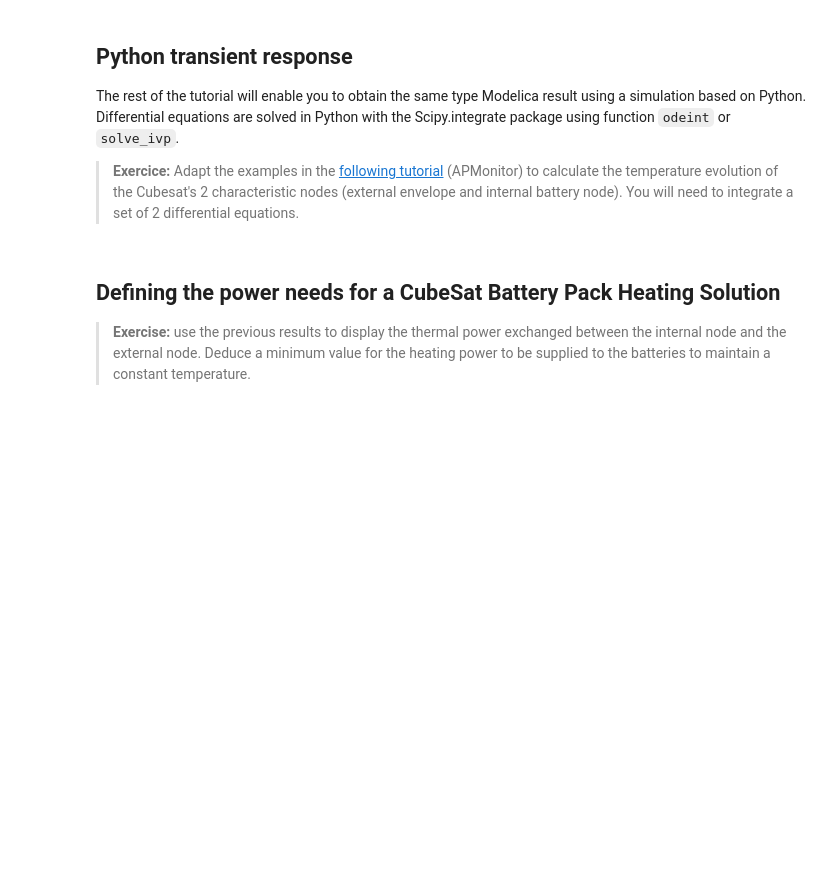
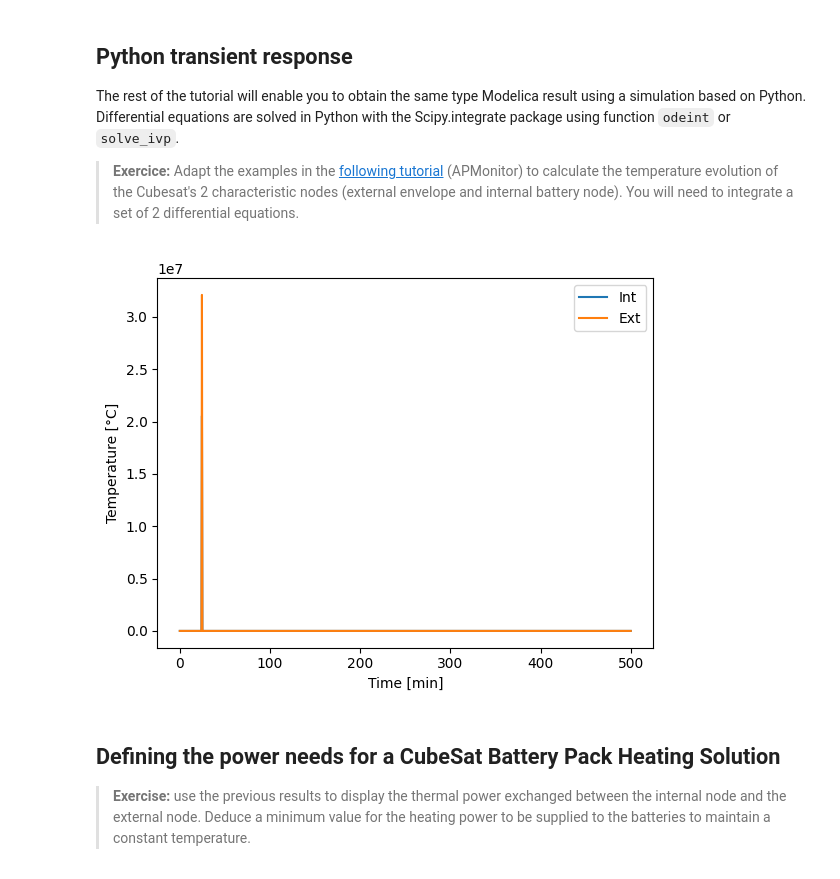
Before and after one commit to Arnet41/Arnet, a Jupyter notebook: notebook/04_TD1_CubeSatThermalModeling_Student.ipynb, the cells around one changed output. Saved outputs shown, nothing was run; the diff lists cells and outputs as text; code cells hidden in the pictures; blank space fills up the shorter version.

```diff
--- a/notebook/04_TD1_CubeSatThermalModeling_Student.ipynb
+++ b/notebook/04_TD1_CubeSatThermalModeling_Student.ipynb
@@ -88,7 +90,7 @@ The emissivity coefficient depends on the nature of the surfaces (paint function
 # %% [markdown]
 > **Exercice:** Implement the python code defining the radiation coefficient $R$ between the internal and external nodes of the thermal model. It will be assumed that this corresponds to the radiation from the 2 faces of a flat parallelepiped with a square surface area of 70 mm on each side.
 # %%
-R = ((0.07*0.07)*SB_const)/(1/E_int+1/E_ext-1)  # Plate radiation coefficient
-
+R = 2*((0.07*0.07)*SB_const)/(1/E_int+1/E_ext-1)  # Plate radiation coefficient
+# Formule du dessus : Q. = R*(T1^4-T2^4) et facteur 2 car la batterie a 2 faces
 print("Radiation coefficient : R=%.2e W/K^4"%R)
 # %% [output]
@@ -120,10 +122,10 @@ kspacer = 0.35 # [W/m/K] thermal conductivity
 
 nspacer = 4 # [-] spacers number
 
-# Rth = ...
-# K = ....
+Rth = Lspacer/(kspacer*Sspacer) # L/k*A car Q.cond = (k*A/L)*(T1-T2)
+K = nspacer*(1/Rth)
 
-# print("Conduction coefficient : K=%.2e W/K"%K)
+print("Conduction coefficient : K=%.2e W/K"%K)
 # %% [output]
 Conduction coefficient : K=2.64e-03 W/K
 # %% [markdown]
@@ -174,43 +178,61 @@ def model(y,t):
     T2 = y[1] # External temperature
 
     if (t/(90*60) % 1)<0.5:
       q_s = A_s*ABS_const*J_s # Sun power
       q_a = A_p*F_a*ABS_const*J_s*a # Albedo power
     else:
       q_s = 0
       q_a = 0
 
     q_sp = A_p*F_sp*E_ext*SB_const*((T2+273.15)**4) # Satellite -> Planet radiation
     q_sr = A_r*E_ext*SB_const*((T2+273.15)**4) # Satellite -> Space radiation
 
     # Power exchange between external and internal node
     if HYST == True:
         q_int=relay(T1)
     else:
         q_int=0
 
     Pint= (K*(T2-T1))+(R*((T2+273.15)**4-(T1+273.15)**4)) + q_int
         #utilized q_int to keep heat target
 
     # Internal temperature variation
-    # dT1dt = ....
+    dT1dt = (1/C_int)*(-K*(T1-T2)+R*(T2**4-T1**4)+q_int) # C1*dT1/dt = -K*(T1-T2) + R*(T2^4-T1^4) +q_int
 
     # External temperature variation
-    # dT2dt = ....
+    dT2dt = (1/C_ext)*(-K*(T2-T1)-R*(T2**4-T1**4)+q_sp+q_sr+q_a+q_s) # C2*dT2/dt = -K*(T2-T1) - R*(T2^4-T1^4) + Somme;1-3;(q_i) + q_ray
 
     dydt = [dT1dt,dT2dt]
 
     return dydt
 
-#y0 = [0,5]
-#t = np.linspace(0,30000,1000)
-#y = odeint(model,y0,t)
+y0 = [0,5]
 
-#plt.plot(t/60,y)
-#plt.legend(('Int', 'Ext'))
-#plt.xlabel('Time [min]')
-#plt.ylabel('Temperature [°C]')
-#plt.show()
+t = np.linspace(0,30000,1000)
+T1 = np.empty_like(t)
+T2 = np.empty_like(t)
+T1[0]=y0[1]
+T2[0]=y0[0]
+for i in range(1,1000):
+    # span for next time step
+    tspan = [t[i-1],t[i]]
+    # solve for next step
+    z = odeint(model,y0,tspan)
+    # store solution for plotting
+    T1[i] = z[1][0]
+    T2[i] = z[1][1]
+    # next initial condition
+    y0 = z[1]
+
+
+
+plt.plot(t/60,y)
+plt.legend(('Int', 'Ext'))
+plt.xlabel('Time [min]')
+plt.ylabel('Temperature [°C]')
+plt.show()
+# %% [output]
+[figure, added]
 # %% [markdown]
 ## Defining the power needs for a CubeSat Battery Pack Heating Solution
 
```
Also changed, not shown: parts of 3 cells of this notebook.
